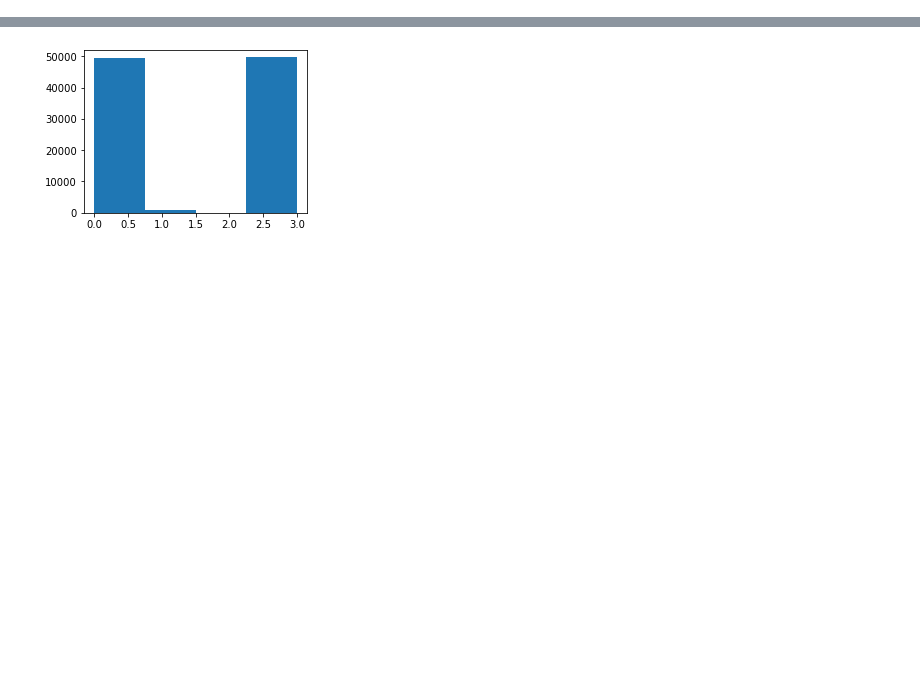
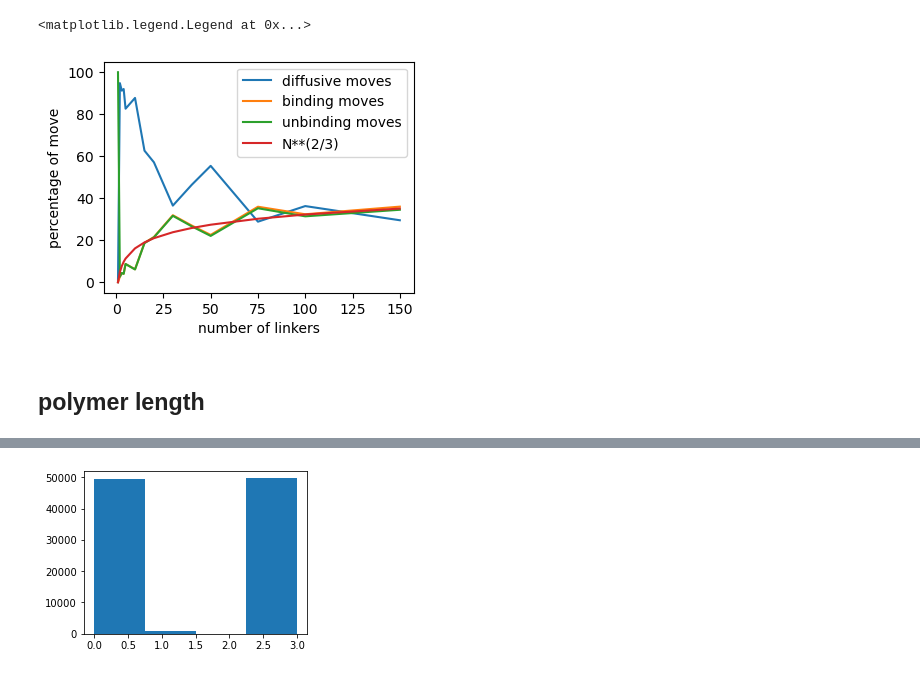
Before and after one commit to cachetdaspirine/Understand_aging_model, a Jupyter notebook: control_rate_of_diffusive_moves/Rate_of_diffusive_linkers.ipynb, the cells around one changed output, grey strips where cells are left out. Cells and saved outputs as stored; diff of their text form; code cells hidden in the pictures; blank space fills up the shorter version.

```diff
--- a/control_rate_of_diffusive_moves/Rate_of_diffusive_linkers.ipynb
+++ b/control_rate_of_diffusive_moves/Rate_of_diffusive_linkers.ipynb
@@ -43,0 +57,28 @@ plt.plot(X,Nloops)
+# %%
+Nlinker_list = [1,2,3,4,5,10,15,20,30,40,50,75,100,150]
+Npoints = Nlinker_list.__len__()
+percent_diff = np.zeros(Npoints,dtype=float)
+percent_bind = np.zeros_like(percent_diff)
+percent_unbind = np.zeros_like(percent_diff)
+for n,Nlinker in enumerate(Nlinker_list):
+    S = Gil.Gillespie(ell_tot,Nlinker=Nlinker,BindingEnergy=BindingEnergy,kdiff=1,seed=19880,sliding=False)
+    percent = compute_percent_moves(S,step_tot)
+    percent_diff[n] =percent[1]
+    percent_bind[n] = percent[3]
+    percent_unbind[n] = percent[0]
+# %%
+plt.plot(Nlinker_list,percent_diff,label="diffusive moves")
+plt.plot(Nlinker_list,percent_bind,label='binding moves')
+plt.plot(Nlinker_list,percent_unbind,label='unbinding moves')
+plt.xlabel('number of linkers')
+plt.ylabel('percentage of move')
+#plt.yscale('log')
+#plt.xscale('log')
+#plt.plot(Nlinker_list,[4*Nlinker**0.666 for Nlinker in Nlinker_list],label='N**(2/3)')
+plt.plot(Nlinker_list,[7*np.log(Nlinker) for Nlinker in Nlinker_list],label='N**(2/3)')
+plt.legend()
+# %% [output]
+<matplotlib.legend.Legend at 0x...>
+[figure, added]
+# %% [markdown]
+## polymer length
```
Also changed, not shown: parts of 13 cells of this notebook, 3 other files.
